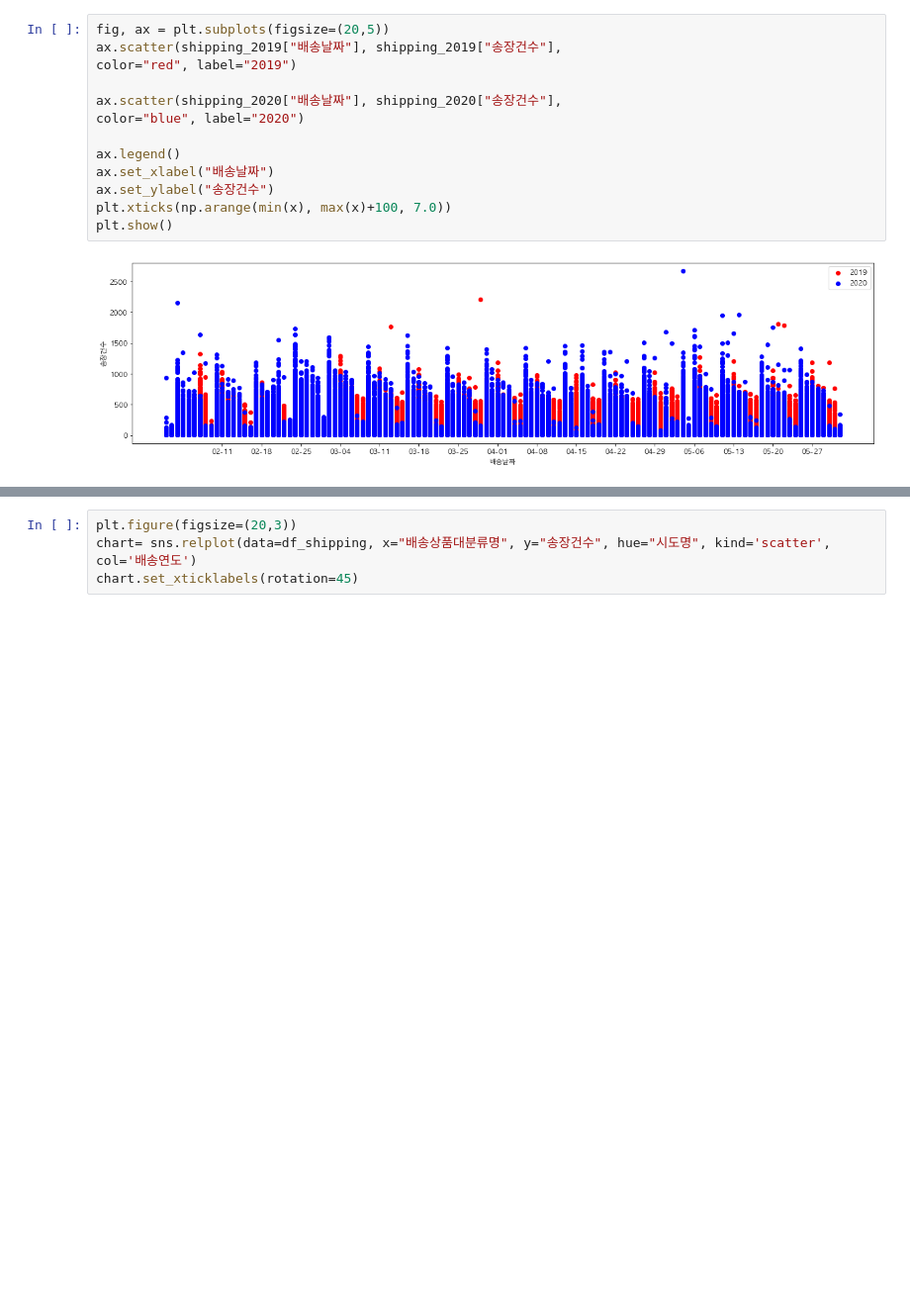
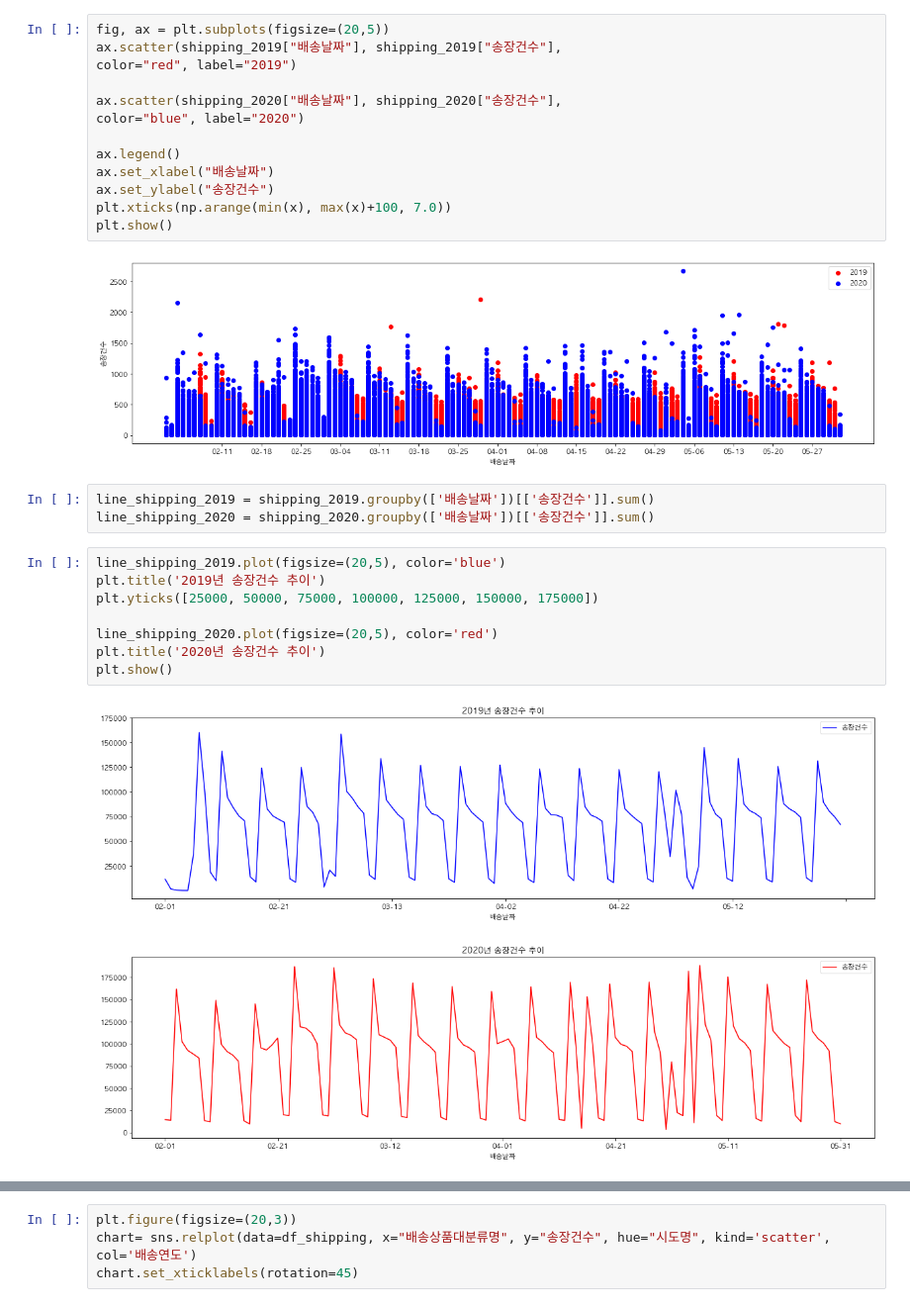
Before and after one commit to yekyung2/AOAS_data, a Jupyter notebook: daily_analysis/shipping_2.ipynb, the cells around one changed output, grey strips where cells are left out. Shown at 99% size. Cells and saved outputs as stored; diff of their text form; blank space fills up the shorter version.

```diff
--- a/daily_analysis/shipping_2.ipynb
+++ b/daily_analysis/shipping_2.ipynb
@@ -163,3 +173,17 @@ plt.xticks(np.arange(min(x), max(x)+100, 7.0))
 plt.show()
 # %% [output]
 [figure]
+# %%
+line_shipping_2019 = shipping_2019.groupby(['배송날짜'])[['송장건수']].sum()
+line_shipping_2020 = shipping_2020.groupby(['배송날짜'])[['송장건수']].sum()
+# %%
+line_shipping_2019.plot(figsize=(20,5), color='blue')
+plt.title('2019년 송장건수 추이')
+plt.yticks([25000, 50000, 75000, 100000, 125000, 150000, 175000])
+
+line_shipping_2020.plot(figsize=(20,5), color='red')
+plt.title('2020년 송장건수 추이')
+plt.show()
+# %% [output]
+[figure, added]
+[figure, added]
```
Also changed, not shown: parts of 16 cells of this notebook.
